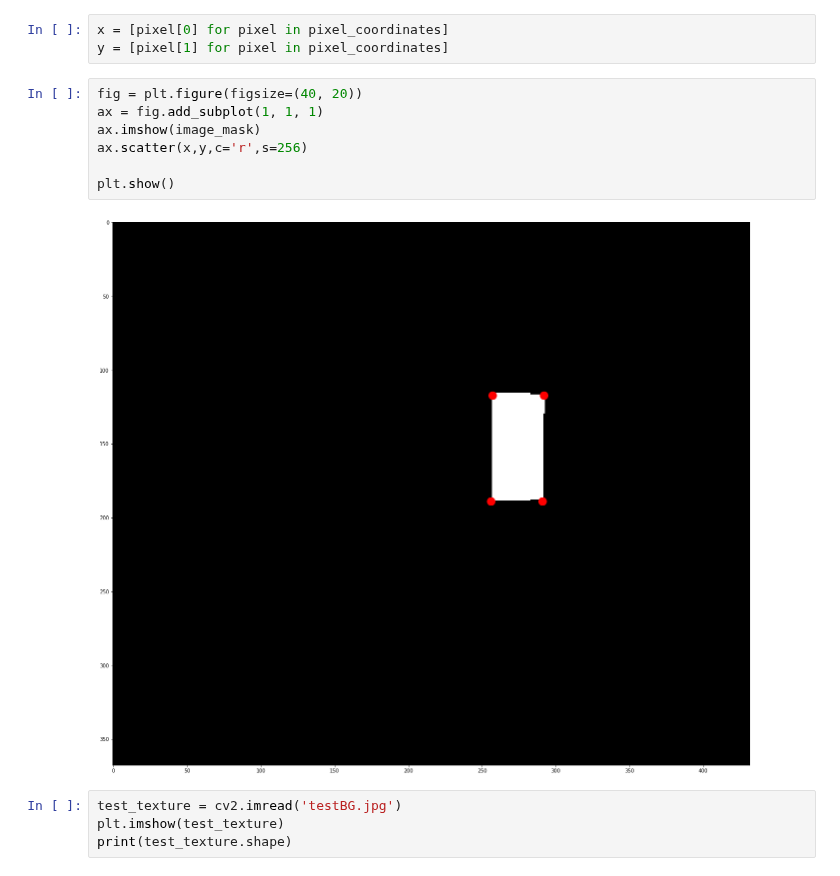
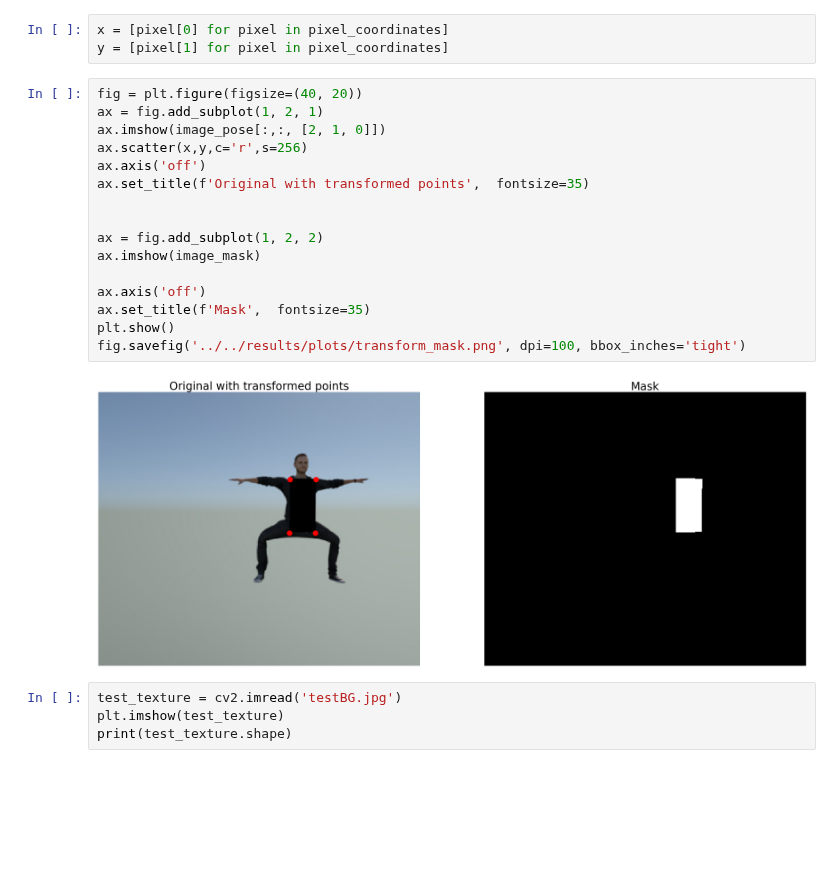
Before and after one commit to alexus37/MasterThesisCode, a Jupyter notebook: experiments/openPose/data_set_creator/test_glstack_transforms.ipynb, the cells around one changed output. Saved outputs shown, nothing was run; the diff lists cells and outputs as text; blank space fills up the shorter version.

Commit message:
make mask plot

```diff
--- a/experiments/openPose/data_set_creator/test_glstack_transforms.ipynb
+++ b/experiments/openPose/data_set_creator/test_glstack_transforms.ipynb
@@ -158,13 +158,22 @@ x = [pixel[0] for pixel in pixel_coordinates]
 y = [pixel[1] for pixel in pixel_coordinates]
 # %%
 fig = plt.figure(figsize=(40, 20))
-ax = fig.add_subplot(1, 1, 1)
+ax = fig.add_subplot(1, 2, 1)
+ax.imshow(image_pose[:,:, [2, 1, 0]])
+ax.scatter(x,y,c='r',s=256)
+ax.axis('off')
+ax.set_title(f'Original with transformed points',  fontsize=35)
+
+
+ax = fig.add_subplot(1, 2, 2)
 ax.imshow(image_mask)
-ax.scatter(x,y,c='r',s=256)
 
+ax.axis('off')
+ax.set_title(f'Mask',  fontsize=35)
 plt.show()
+fig.savefig('../../results/plots/transform_mask.png', dpi=100, bbox_inches='tight')
 # %% [output]
-[figure, old version]
+[figure, new version]
 # %%
 test_texture = cv2.imread('testBG.jpg')
 plt.imshow(test_texture)
```
Also changed, not shown: 1 other file.
